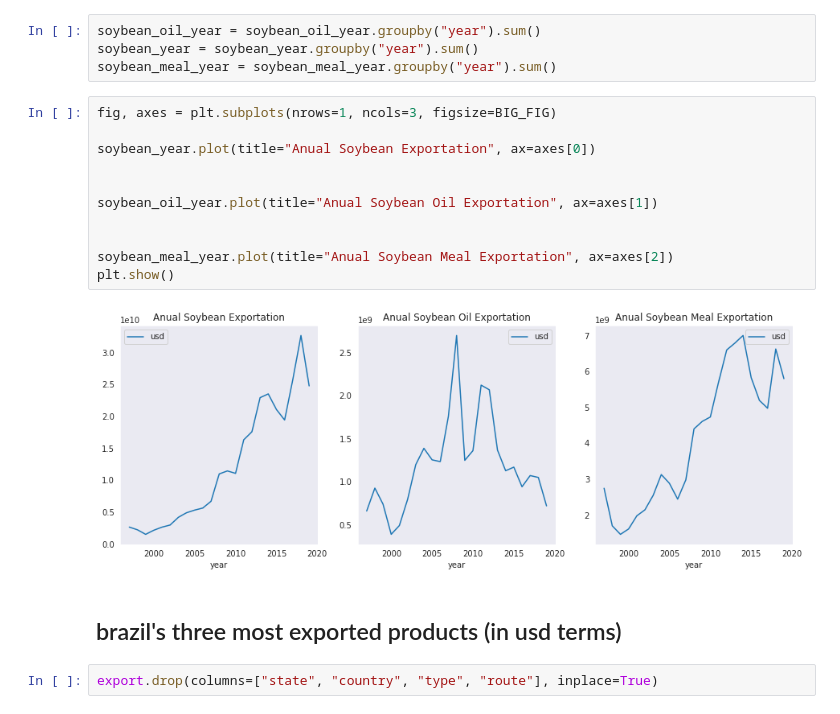
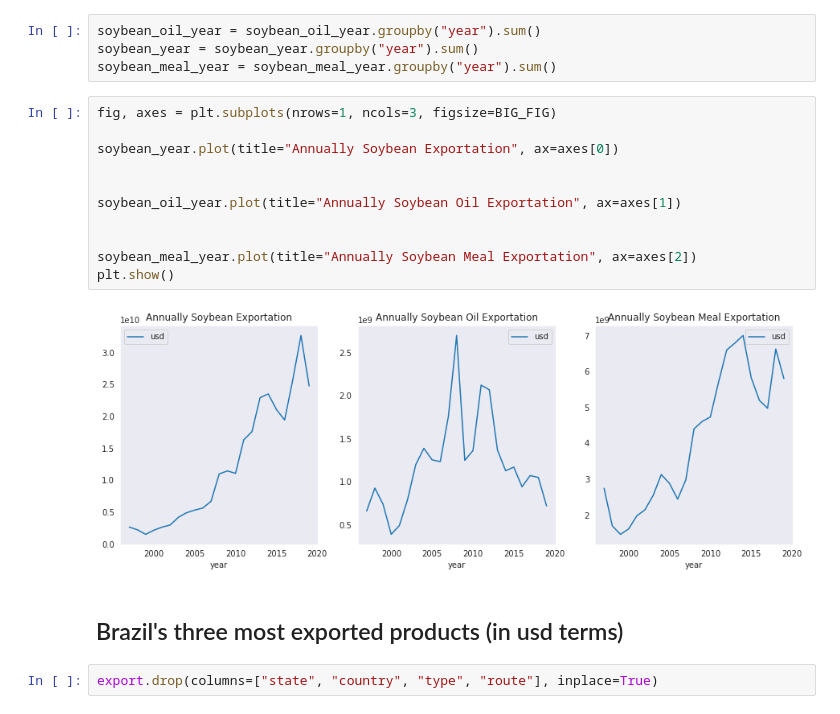
Before and after one commit to eduardo-vicentini/challenge, a Jupyter notebook: challenge2.ipynb, the cells around one changed output. Cells and saved outputs as stored; diff of their text form.

```diff
--- a/challenge2.ipynb
+++ b/challenge2.ipynb
@@ -110,18 +110,18 @@ soybean_meal_year = soybean_meal_year.groupby("year").sum()
 # %%
 fig, axes = plt.subplots(nrows=1, ncols=3, figsize=BIG_FIG)
 
-soybean_year.plot(title="Anual Soybean Exportation", ax=axes[0])
+soybean_year.plot(title="Annually Soybean Exportation", ax=axes[0])
 
 
-soybean_oil_year.plot(title="Anual Soybean Oil Exportation", ax=axes[1])
+soybean_oil_year.plot(title="Annually Soybean Oil Exportation", ax=axes[1])
 
 
-soybean_meal_year.plot(title="Anual Soybean Meal Exportation", ax=axes[2])
+soybean_meal_year.plot(title="Annually Soybean Meal Exportation", ax=axes[2])
 plt.show()
 # %% [output]
-[figure, old version]
+[figure, new version]
 # %% [markdown]
-## brazil's three most exported products (in usd terms)
+## Brazil's three most exported products (in usd terms)
 # %%
 export.drop(columns=["state", "country", "type", "route"], inplace=True)
 # %%
```
Also changed, not shown: parts of 12 cells of this notebook.
